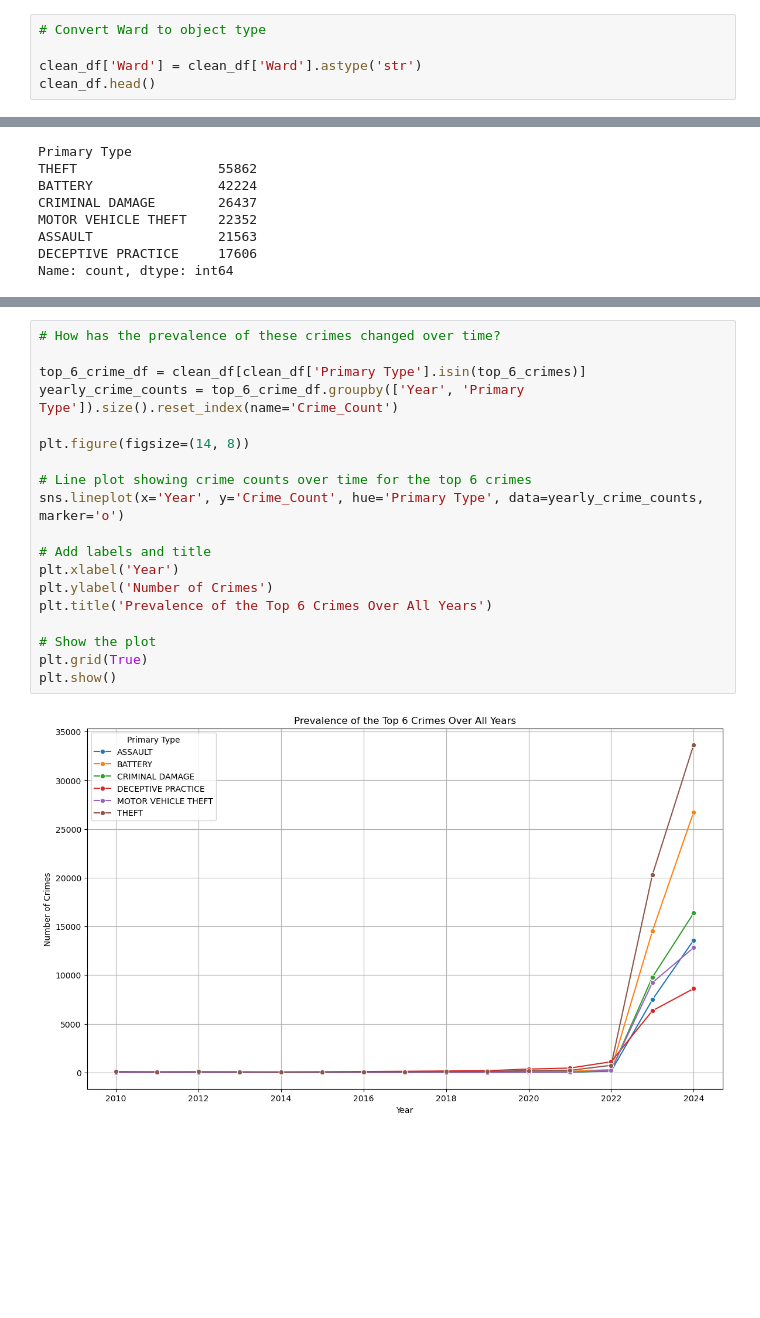
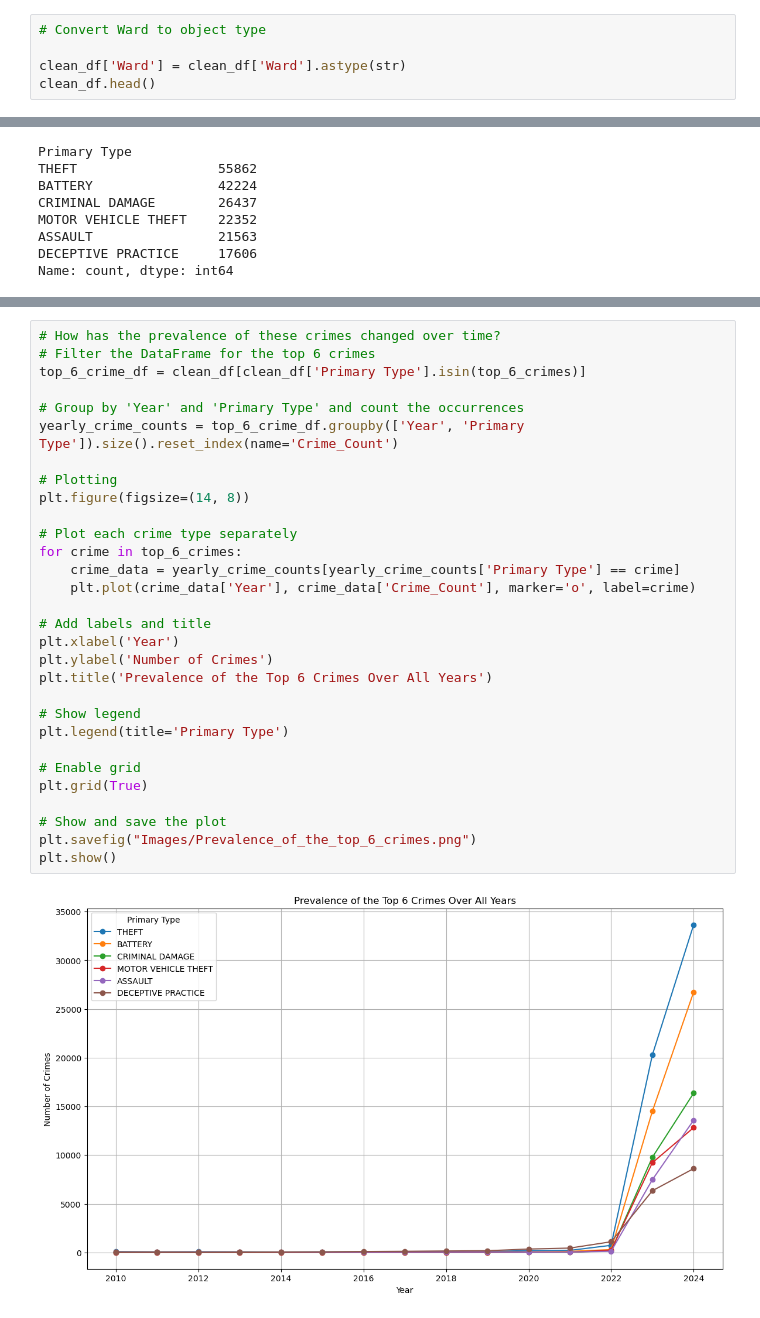
Before and after one commit to ktg8080/Project_1, a Jupyter notebook: kyle_branch.ipynb, the cells around one changed output, grey strips where cells are left out. Drawn from its saved outputs; the diff is of its cells as text; blank space fills up the shorter version.

```diff
--- a/kyle_branch.ipynb
+++ b/kyle_branch.ipynb
@@ -67,7 +72,7 @@ dtype: object
 # %%
 # Convert Ward to object type
 
-clean_df['Ward'] = clean_df['Ward'].astype('str')
+clean_df['Ward'] = clean_df['Ward'].astype(str)
 clean_df.head()
 # %% [output]
 |  | ID | Date | Block | Primary Type | Description | Location Description | Arrest | Domestic | ... |
@@ -241,21 +331,32 @@ Name: count, dtype: int64
 # %%
 # How has the prevalence of these crimes changed over time?
+# Filter the DataFrame for the top 6 crimes
+top_6_crime_df = clean_df[clean_df['Primary Type'].isin(top_6_crimes)]
 
-top_6_crime_df = clean_df[clean_df['Primary Type'].isin(top_6_crimes)]
+# Group by 'Year' and 'Primary Type' and count the occurrences
 yearly_crime_counts = top_6_crime_df.groupby(['Year', 'Primary Type']).size().reset_index(name='Crime_Count')
 
+# Plotting
 plt.figure(figsize=(14, 8))
 
-# Line plot showing crime counts over time for the top 6 crimes
-sns.lineplot(x='Year', y='Crime_Count', hue='Primary Type', data=yearly_crime_counts, marker='o')
+# Plot each crime type separately
+for crime in top_6_crimes:
+    crime_data = yearly_crime_counts[yearly_crime_counts['Primary Type'] == crime]
+    plt.plot(crime_data['Year'], crime_data['Crime_Count'], marker='o', label=crime)
 
 # Add labels and title
 plt.xlabel('Year')
 plt.ylabel('Number of Crimes')
 plt.title('Prevalence of the Top 6 Crimes Over All Years')
 
-# Show the plot
+# Show legend
+plt.legend(title='Primary Type')
+
+# Enable grid
 plt.grid(True)
+
+# Show and save the plot
+plt.savefig("Images/Prevalence_of_the_top_6_crimes.png")
 plt.show()
 # %% [output]
-[figure, old version]
+[figure, new version]
```
Also changed, not shown: parts of 19 cells of this notebook, 8 other files.
